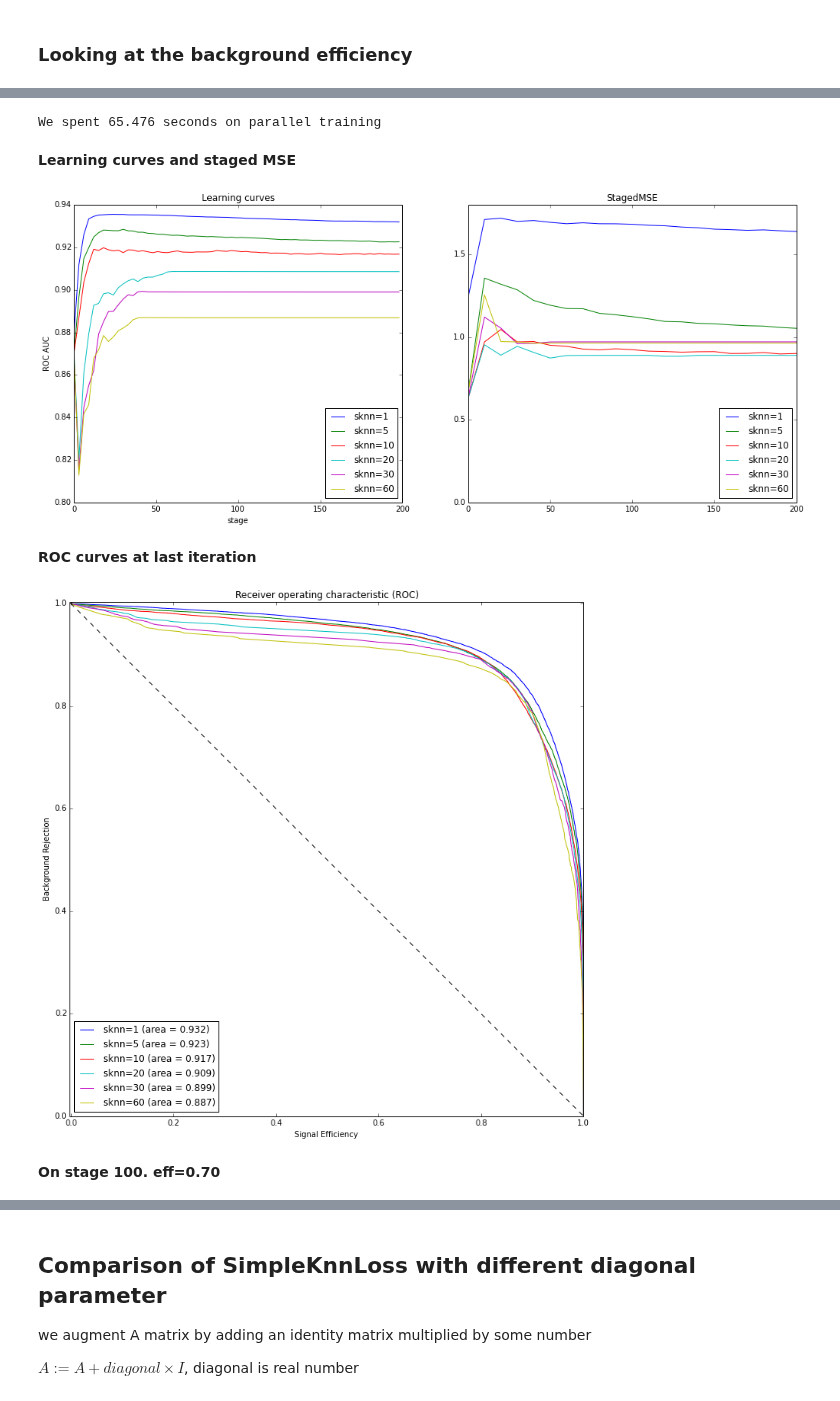
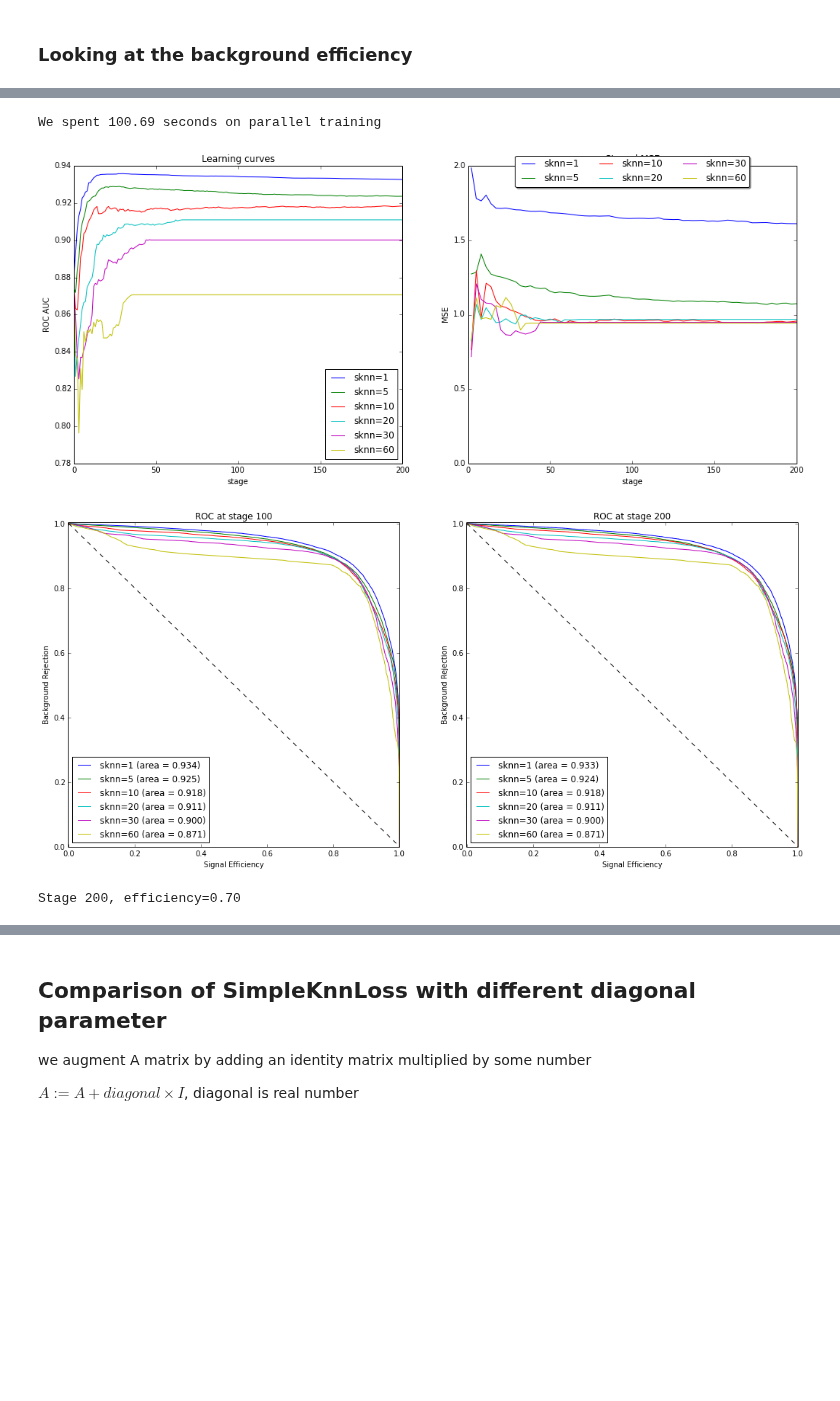
Before and after one commit to anaderi/lhcb_trigger_ml, a Jupyter notebook: IPythonWorkflow/DalitzUGBDemo.ipynb, the cells around one changed output, grey strips where cells are left out. Cells and saved outputs as stored; diff of their text form; code cells hidden in the pictures; blank space fills up the shorter version.

Commit message:
updated DalitzUGBDT, less memory (6GB)

```diff
--- a/IPythonWorkflow/DalitzUGBDemo.ipynb
+++ b/IPythonWorkflow/DalitzUGBDemo.ipynb
@@ -118,3 +90,15 @@ def printReport(classifiers, stages=[100]):
+# %%
+def smallReport(classifiers, roc_stages=[50, 100], mse_stages=[100], parallelize=True):
+    used_ipc = ipc_profile if parallelize else None
+    test_preds = classifiers.fit(trainX, trainY, ipc_profile=used_ipc).test_on(testX, testY, low_memory=True)
+    pylab.figure(figsize=(17, 7))
+
+    pylab.subplot(121), pylab.title('Learning curves'), test_preds.learning_curves()
+    pylab.subplot(122), pylab.title('Staged MSE'), test_preds.mse_curves(uniform_variables)
+    show()
+    test_preds.roc(stages=roc_stages).show()
+    classifiers.test_on(signal5e5DF, answers5e5, low_memory=True)\
+        .efficiency(uniform_variables, stages=mse_stages, target_efficiencies=[0.7])
 # %% [markdown]
 ## Preparation of train/test datasets
 # %%
@@ -218,15 +180,12 @@ seems there is some limit in flatness thie method can't overcome
 # %%
-sknn_classifiers = OrderedDict()
+sknn_classifiers = ClassifiersDict()
 for knn in [1, 5, 10, 20, 30, 60]:
     knnloss = ugb.SimpleKnnLossFunction(uniform_variables, knn=knn)
     sknn_classifiers["sknn=%i" % knn] = ugb.MyGradientBoostingClassifier(loss=knnloss, max_depth=4, n_estimators=201,
                                     learning_rate=.5, train_variables = train_variables)
-reports.trainClassifiers(sknn_classifiers, trainX, trainY, ipc_profile=ipc_profile)
-printReport(sknn_classifiers)
+smallReport(sknn_classifiers, roc_stages=[100, 200], mse_stages=[200])
 # %% [output]
-We spent 65.476 seconds on parallel training
+We spent 100.69 seconds on parallel training
-Learning curves and staged MSE
-[figure, old version]
+[figure, new version]
-ROC curves at last iteration
-[figure, old version]
+[figure, new version]
-On stage 100. eff=0.70
+Stage 200, efficiency=0.70
```
Also changed, not shown: parts of 37 cells of this notebook.
